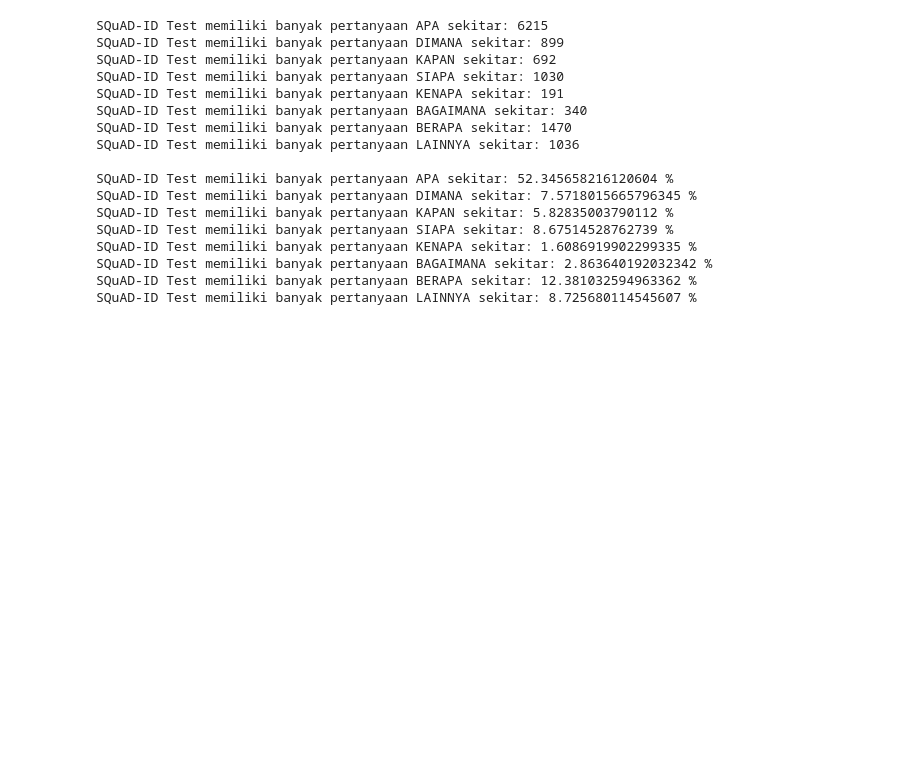
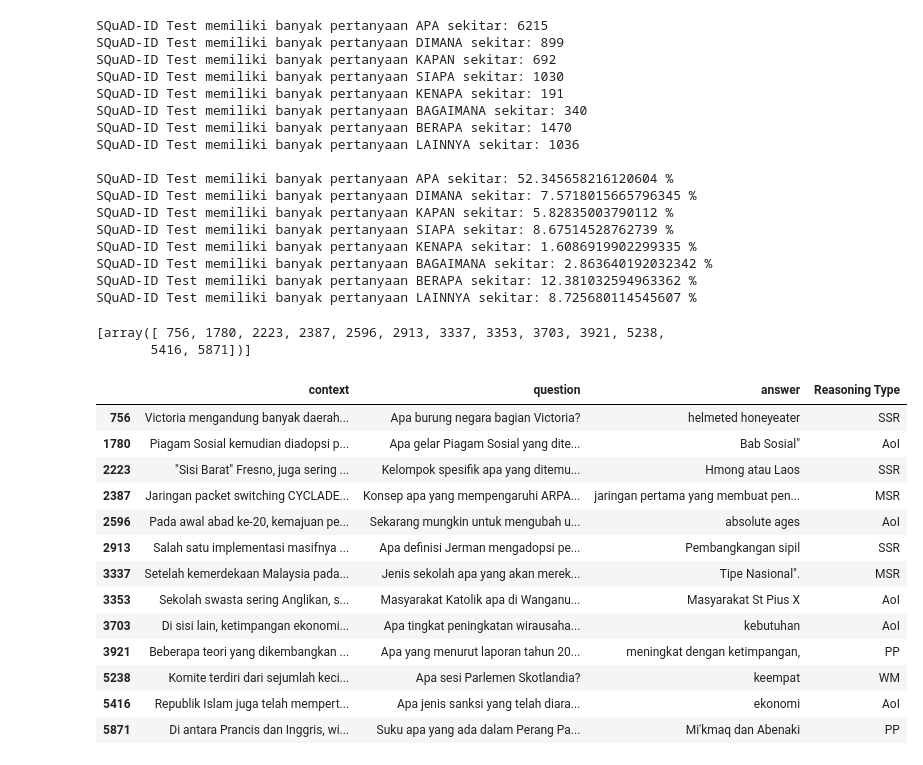
Before and after one commit to muhammadravi251001/qas-with-indonli, a Jupyter notebook: utilities/Reasoning and Answer Type.ipynb, the cells around one changed output. Saved outputs shown, nothing was run; the diff lists cells and outputs as text; code cells hidden in the pictures; blank space fills up the shorter version.

Commit message:
add squad-id reasoning type annotation

```diff
--- a/utilities/Reasoning and Answer Type.ipynb
+++ b/utilities/Reasoning and Answer Type.ipynb
@@ -1293,3 +1297,55 @@ SQuAD-ID Test memiliki banyak pertanyaan KENAPA sekitar: 1.6086919902299335 %
 SQuAD-ID Test memiliki banyak pertanyaan BAGAIMANA sekitar: 2.863640192032342 %
 SQuAD-ID Test memiliki banyak pertanyaan BERAPA sekitar: 12.381032594963362 %
 SQuAD-ID Test memiliki banyak pertanyaan LAINNYA sekitar: 8.725680114545607 %
+# %%
+apa_df_squad_id, index_apa_df_squad_id = pick_a_row(data=data_qas_id_squad_id, question_type="Apa", number=13)
+dimana_df_squad_id, index_dimana_df_squad_id = pick_a_row(data=data_qas_id_squad_id, question_type="Dimana", number=12)
+kapan_df_squad_id, index_kapan_df_squad_id = pick_a_row(data=data_qas_id_squad_id, question_type="Kapan", number=12)
+siapa_df_squad_id, index_siapa_df_squad_id = pick_a_row(data=data_qas_id_squad_id, question_type="Siapa", number=13)
+kenapa_df_squad_id, index_kenapa_df_squad_id = pick_a_row(data=data_qas_id_squad_id, question_type="Kenapa", number=12)
+bagaimana_df_squad_id, index_bagaimana_df_squad_id = pick_a_row(data=data_qas_id_squad_id, question_type="Bagaimana", number=12)
+berapa_df_squad_id, index_berapa_df_squad_id = pick_a_row(data=data_qas_id_squad_id, question_type="Berapa", number=13)
+lainnya_df_squad_id, index_lainnya_df_squad_id = pick_a_row(data=data_qas_id_squad_id, question_type="Lainnya", number=13)
+# %%
+print(index_apa_df_squad_id)
+apa_df_squad_id
+
+# 756 : SSR
+# 1780 : AoI
+# 2223 : SSR
+# 2387 : MSR
+# 2596 : AoI
+
+# 2913 : SSR
+# 3337 : MSR
+# 3353 : AoI
+# 3703 : AoI
+# 3921 : PP
+
+# 5238 : WM
+# 5416 : AoI
+# 5871 : PP
+
+reasoning_type = ['SSR', 'AoI', 'SSR', 'MSR', 'AoI',
+                 'SSR', 'MSR', 'AoI', 'AoI', 'PP',
+                 'WM', 'AoI', 'PP']
+
+apa_df_squad_id['Reasoning Type'] = reasoning_type
+apa_df_squad_id
+# %% [output]
+[array([ 756, 1780, 2223, 2387, 2596, 2913, 3337, 3353, 3703, 3921, 5238,
+       5416, 5871])]
+|  | context | question | answer | Reasoning Type |
+| 756 | Victoria mengandung banyak daerah... | Apa burung negara bagian Victoria? | helmeted honeyeater | SSR |
+| 1780 | Piagam Sosial kemudian diadopsi p... | Apa gelar Piagam Sosial yang dite... | Bab Sosial" | AoI |
+| 2223 | "Sisi Barat" Fresno, juga sering ... | Kelompok spesifik apa yang ditemu... | Hmong atau Laos | SSR |
+| 2387 | Jaringan packet switching CYCLADE... | Konsep apa yang mempengaruhi ARPA... | jaringan pertama yang membuat pen... | MSR |
+| 2596 | Pada awal abad ke-20, kemajuan pe... | Sekarang mungkin untuk mengubah u... | absolute ages | AoI |
+| 2913 | Salah satu implementasi masifnya ... | Apa definisi Jerman mengadopsi pe... | Pembangkangan sipil | SSR |
+| 3337 | Setelah kemerdekaan Malaysia pada... | Jenis sekolah apa yang akan merek... | Tipe Nasional". | MSR |
+| 3353 | Sekolah swasta sering Anglikan, s... | Masyarakat Katolik apa di Wanganu... | Masyarakat St Pius X | AoI |
+| 3703 | Di sisi lain, ketimpangan ekonomi... | Apa tingkat peningkatan wirausaha... | kebutuhan | AoI |
+| 3921 | Beberapa teori yang dikembangkan ... | Apa yang menurut laporan tahun 20... | meningkat dengan ketimpangan, | PP |
+| 5238 | Komite terdiri dari sejumlah keci... | Apa sesi Parlemen Skotlandia? | keempat | WM |
+| 5416 | Republik Islam juga telah mempert... | Apa jenis sanksi yang telah diara... | ekonomi | AoI |
+| 5871 | Di antara Prancis dan Inggris, wi... | Suku apa yang ada dalam Perang Pa... | Mi'kmaq dan Abenaki | PP |
```
Also changed, not shown: parts of 37 cells of this notebook.
